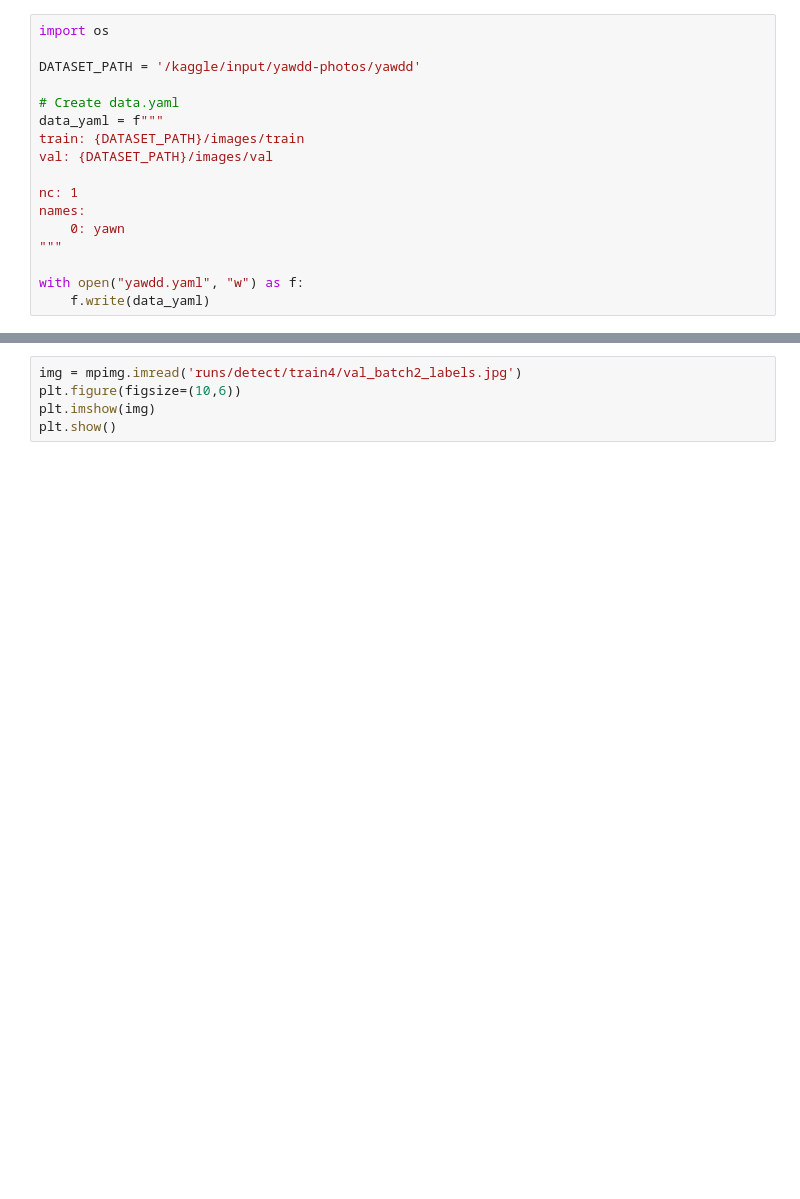
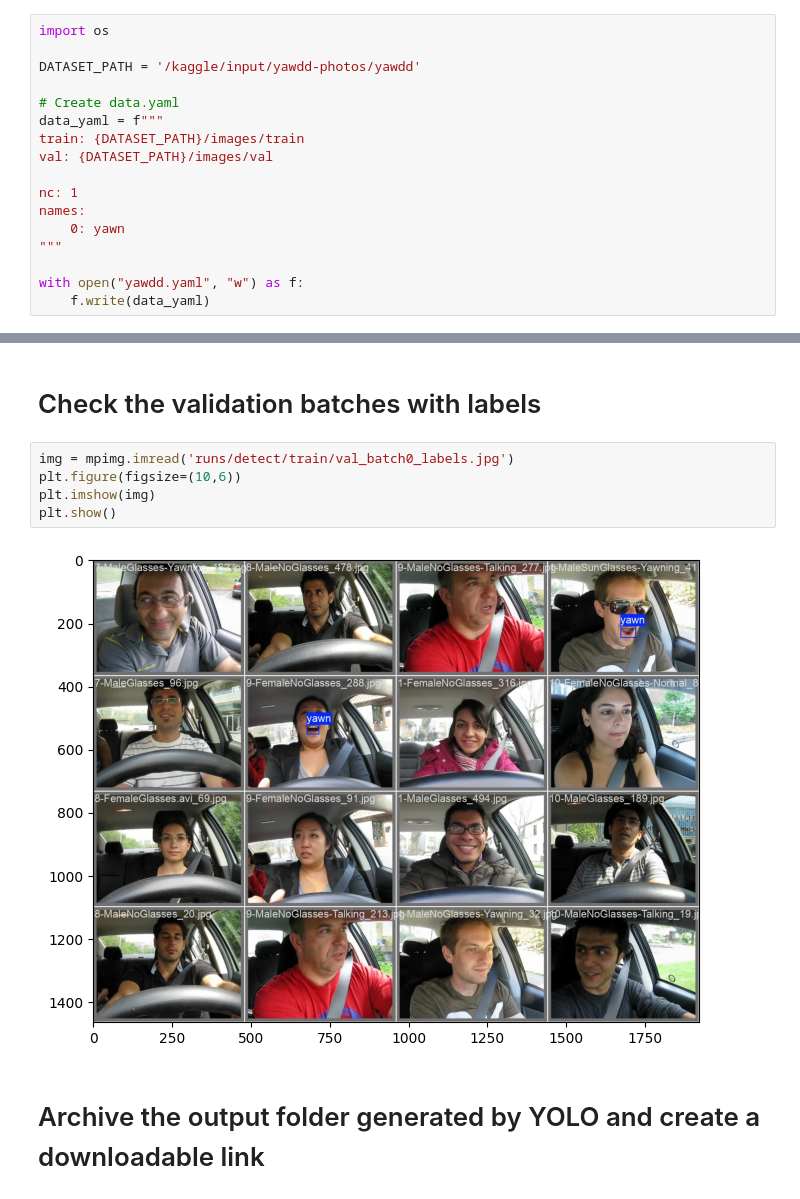
Before and after one commit to selmagrosse/drowsiness-detection, a Jupyter notebook: yawn-detection-yolo.ipynb, the cells around one changed output, grey strips where cells are left out. Cells and saved outputs as stored; diff of their text form; blank space fills up the shorter version.

```diff
--- a/yawn-detection-yolo.ipynb
+++ b/yawn-detection-yolo.ipynb
@@ -37,8 +110,14 @@ plt.show()
+# %% [markdown]
+# Check the validation batches with labels
 # %%
-img = mpimg.imread('runs/detect/train4/val_batch2_labels.jpg')
+img = mpimg.imread('runs/detect/train/val_batch0_labels.jpg')
 plt.figure(figsize=(10,6))
 plt.imshow(img)
 plt.show()
+# %% [output]
+[figure, added]
+# %% [markdown]
+# Archive the output folder generated by YOLO and create a downloadable link
 # %%
 import shutil
 
```
Also changed, not shown: parts of 9 cells of this notebook.
